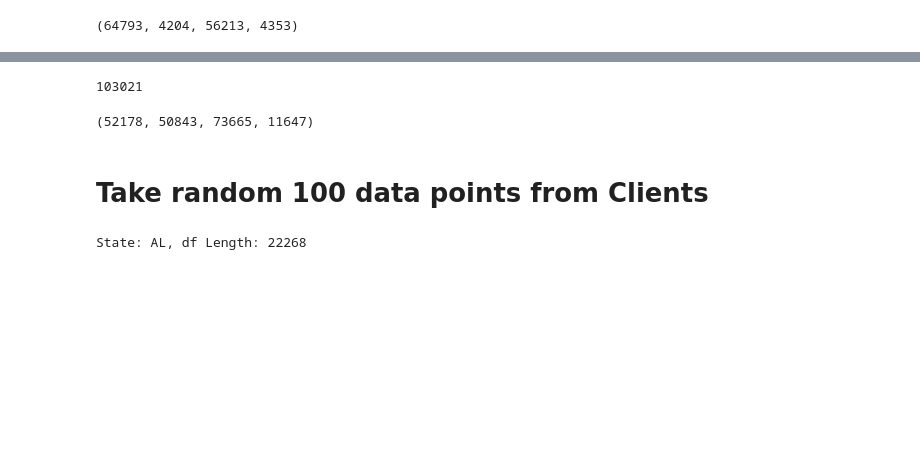
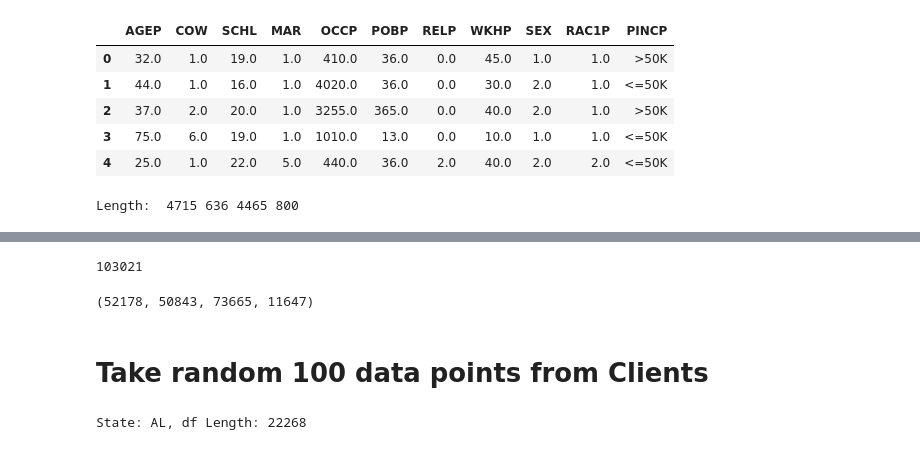
Before and after one commit to chiragpandav/tableak_FT, a Jupyter notebook: 50_client_raw_data.ipynb, the cells around one changed output, grey strips where cells are left out. Saved outputs shown, nothing was run; the diff lists cells and outputs as text; code cells hidden in the pictures; blank space fills up the shorter version.

```diff
--- a/50_client_raw_data.ipynb
+++ b/50_client_raw_data.ipynb
@@ -100,16 +213,28 @@ merge_df=merge_dfs["CA"].copy()
+# %%
+merge_df_train.head()
+# %% [output]
+|  | AGEP | COW | SCHL | MAR | OCCP | POBP | RELP | WKHP | SEX | RAC1P | PINCP |
+| 0 | 32.0 | 1.0 | 19.0 | 1.0 | 410.0 | 36.0 | 0.0 | 45.0 | 1.0 | 1.0 | >50K |
+| 1 | 44.0 | 1.0 | 16.0 | 1.0 | 4020.0 | 36.0 | 0.0 | 30.0 | 2.0 | 1.0 | <=50K |
+| 2 | 37.0 | 2.0 | 20.0 | 1.0 | 3255.0 | 365.0 | 0.0 | 40.0 | 2.0 | 1.0 | >50K |
+| 3 | 75.0 | 6.0 | 19.0 | 1.0 | 1010.0 | 13.0 | 0.0 | 10.0 | 1.0 | 1.0 | <=50K |
+| 4 | 25.0 | 1.0 | 22.0 | 5.0 | 440.0 | 36.0 | 2.0 | 40.0 | 2.0 | 2.0 | <=50K |
 # %%
-# # filter the dataframe for each combination
+#White Men
+WM = merge_df_train.loc[(merge_df_train['SEX'] == 1) & (merge_df_train['RAC1P'] == 1)]
+#Black Men
+BM = merge_df_train.loc[(merge_df_train['SEX'] == 1) & (merge_df_train['RAC1P'] == 2)]
+#white Women
+WW = merge_df_train.loc[(merge_df_train['SEX'] == 2) & (merge_df_train['RAC1P'] == 1)]
+#Black Women
+BW = merge_df_train.loc[(merge_df_train['SEX'] == 2) & (merge_df_train['RAC1P'] == 2)]
 
-#White Men
-WM = merge_df.loc[(merge_df['SEX'] == 1) & (merge_df['RAC1P'] == 1)]
-#Black Men
-BM = merge_df.loc[(merge_df['SEX'] == 1) & (merge_df['RAC1P'] == 2)]
-#white Women
-WW = merge_df.loc[(merge_df['SEX'] == 2) & (merge_df['RAC1P'] == 1)]
-#Black Women
-BW = merge_df.loc[(merge_df['SEX'] == 2) & (merge_df['RAC1P'] == 2)]
+print("Length: ",len(WM),len(BM),len(WW),len(BW))
 
-len(WM),len(BM),len(WW),len(BW)
+WW.to_csv(f'50_clients_data/client_subG_splits/WW.data', header=False, index=False)
+WM.to_csv(f'50_clients_data/client_subG_splits/WM.data', header=False, index=False)
+BW.to_csv(f'50_clients_data/client_subG_splits/BW.data', header=False, index=False)
+BM.to_csv(f'50_clients_data/client_subG_splits/BM.data', header=False, index=False)
 # %% [output]
-(64793, 4204, 56213, 4353)
+Length:  4715 636 4465 800
 # %%
```
Also changed, not shown: parts of 21 cells of this notebook, 10 other files.
